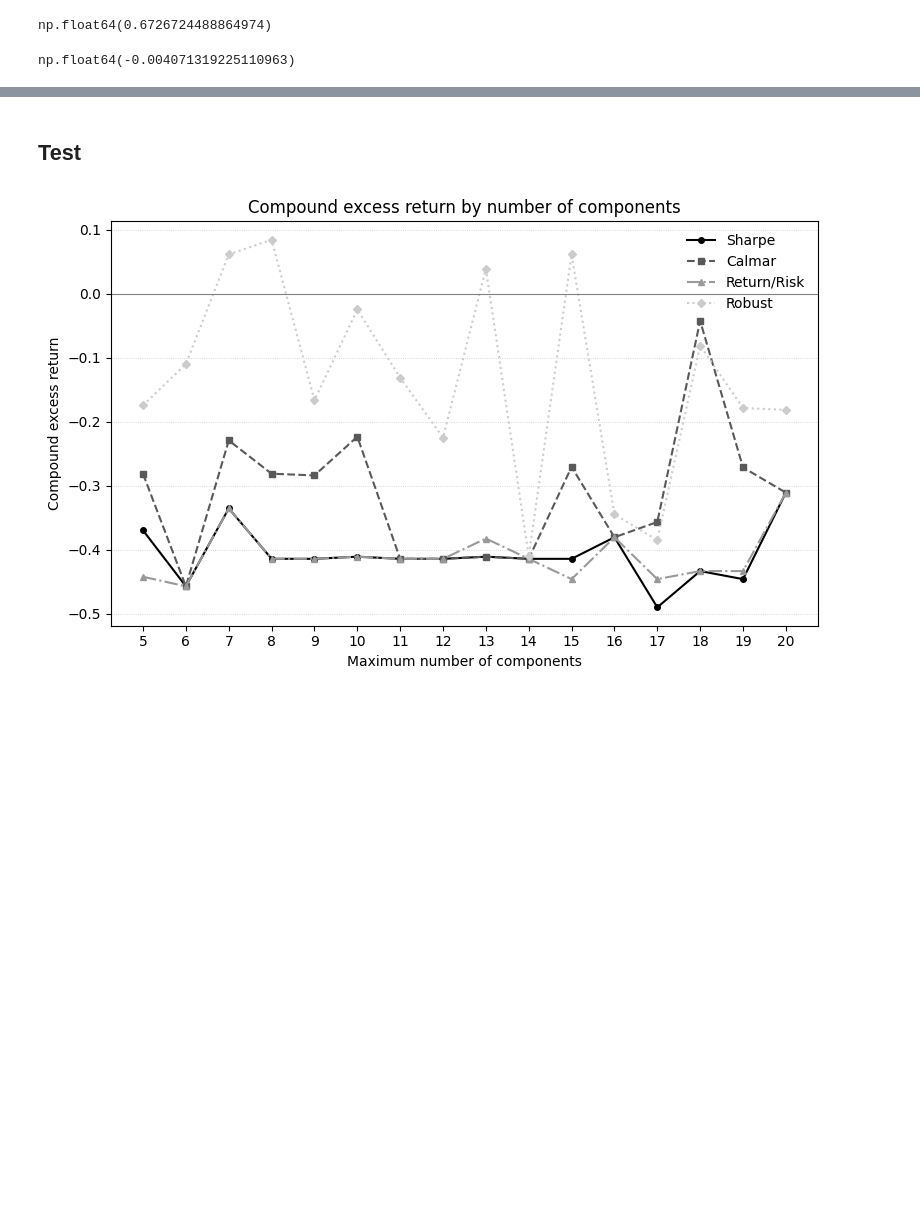
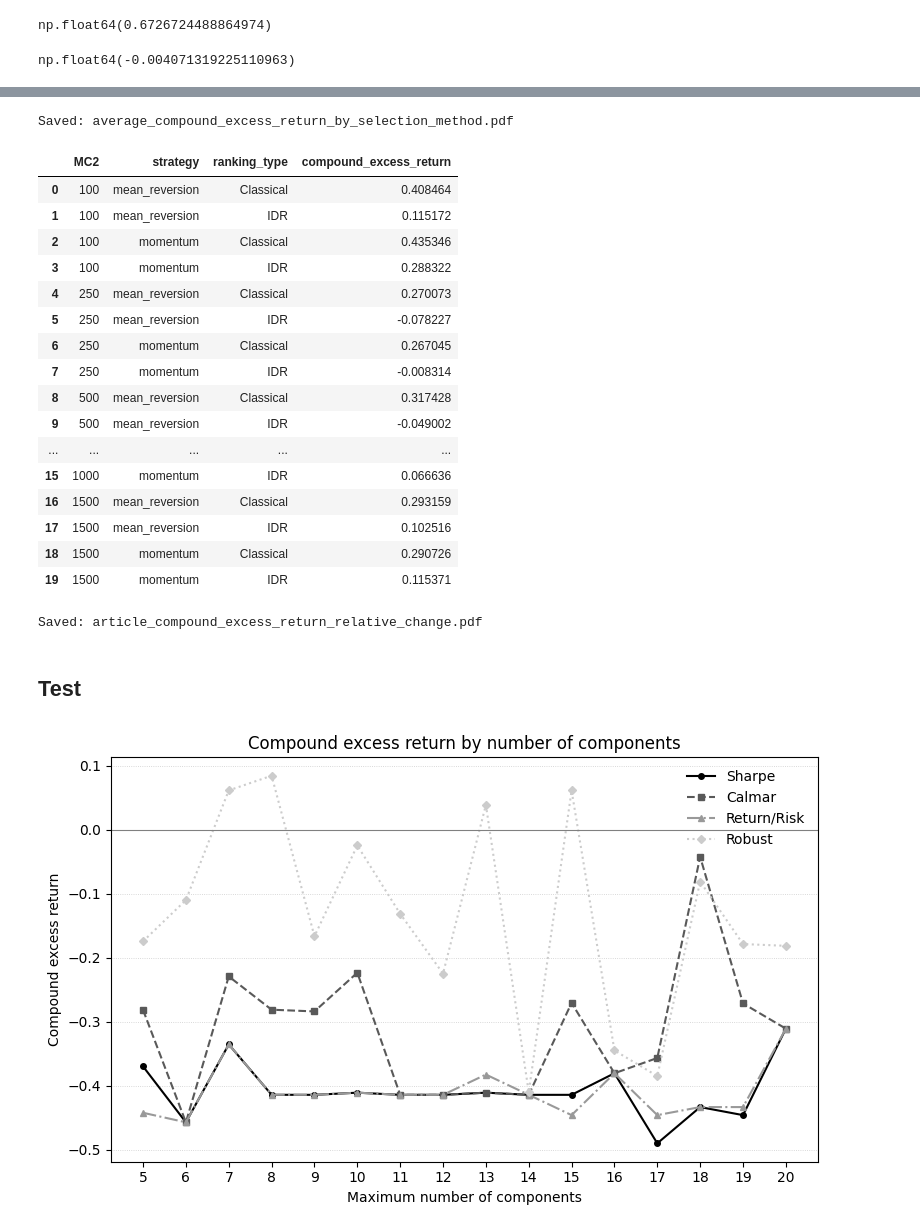
Before and after one commit to iNANOV/MPF_Dev, a Jupyter notebook: notebooks/research_for_article_3.ipynb, the cells around one changed output, grey strips where cells are left out. Saved outputs shown, nothing was run; the diff lists cells and outputs as text; code cells hidden in the pictures; blank space fills up the shorter version.

Commit message:
research_for_article_3.ipynb new functions

```diff
--- a/notebooks/research_for_article_3.ipynb
+++ b/notebooks/research_for_article_3.ipynb
@@ -2923,3 +3859,36 @@ np.float64(-0.004071319225110963)
+# %%
+plot_average_metric_by_selection_method(
+    df,
+    metric="compound_excess_return",
+    filename="average_compound_excess_return_by_selection_method.pdf"
+)
+# %% [output]
+Saved: average_compound_excess_return_by_selection_method.pdf
+|  | MC2 | strategy | ranking_type | compound_excess_return |
+| 0 | 100 | mean_reversion | Classical | 0.408464 |
+| 1 | 100 | mean_reversion | IDR | 0.115172 |
+| 2 | 100 | momentum | Classical | 0.435346 |
+| 3 | 100 | momentum | IDR | 0.288322 |
+| 4 | 250 | mean_reversion | Classical | 0.270073 |
+| 5 | 250 | mean_reversion | IDR | -0.078227 |
+| 6 | 250 | momentum | Classical | 0.267045 |
+| 7 | 250 | momentum | IDR | -0.008314 |
+| 8 | 500 | mean_reversion | Classical | 0.317428 |
+| 9 | 500 | mean_reversion | IDR | -0.049002 |
+| ... | ... | ... | ... | ... |
+| 15 | 1000 | momentum | IDR | 0.066636 |
+| 16 | 1500 | mean_reversion | Classical | 0.293159 |
+| 17 | 1500 | mean_reversion | IDR | 0.102516 |
+| 18 | 1500 | momentum | Classical | 0.290726 |
+| 19 | 1500 | momentum | IDR | 0.115371 |
+# %%
+df_divergence = plot_relative_change_by_selection_method(
+    df,
+    metric="compound_excess_return",
+    filename="article_compound_excess_return_relative_change.pdf"
+)
+# %% [output]
+Saved: article_compound_excess_return_relative_change.pdf
 # %% [markdown]
 ## Test
 # %%
```
Also changed, not shown: parts of 12 cells of this notebook.
